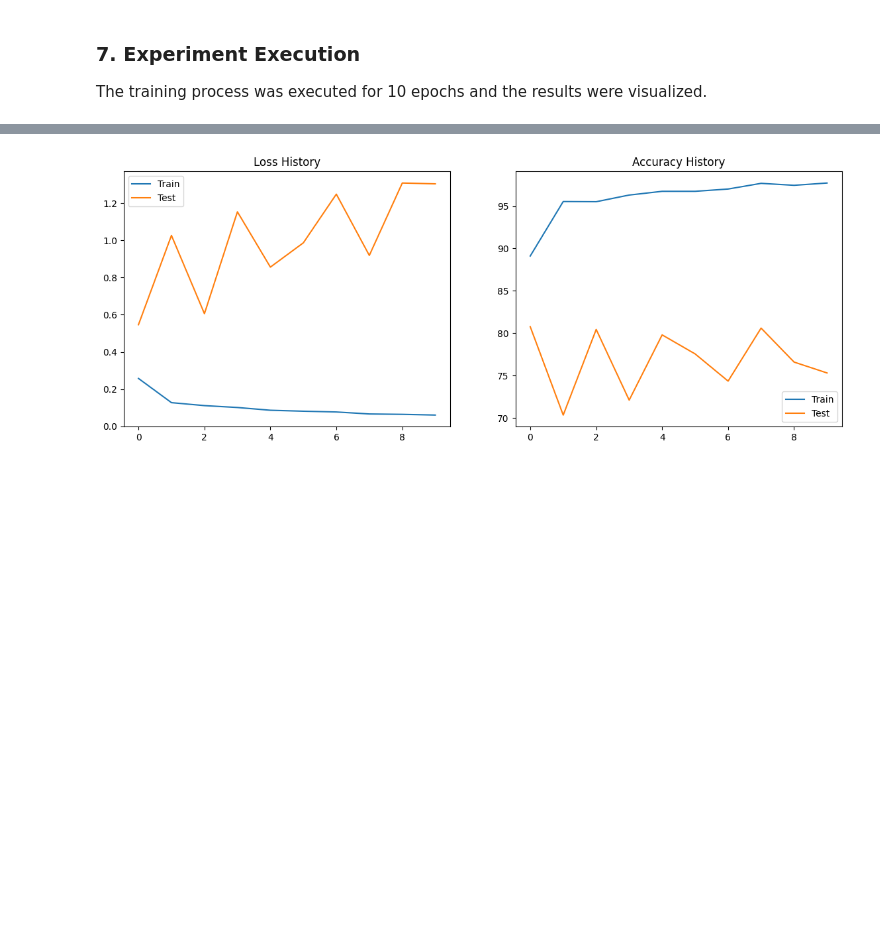
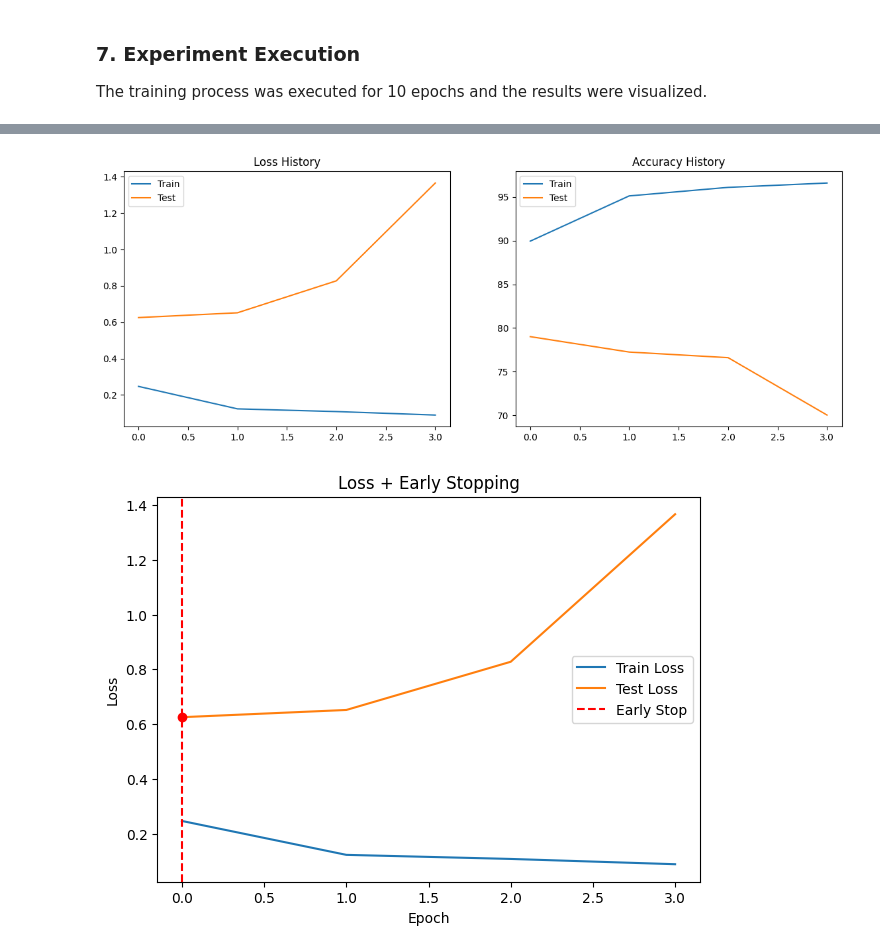
Before and after one commit to Embarriosg/ChestXRay_Pneumonia_Detection, a Jupyter notebook: notebooks/02_baseline_cnn.ipynb, the cells around one changed output, grey strips where cells are left out. Cells and saved outputs as stored; diff of their text form; code cells hidden in the pictures; blank space fills up the shorter version.

Commit message:
Add changes to baseline and transfer learning model.

```diff
--- a/notebooks/02_baseline_cnn.ipynb
+++ b/notebooks/02_baseline_cnn.ipynb
@@ -112,8 +112,14 @@ model = model.to(device)
 # CrossEntropyLoss was chosen for classification
 criterion = nn.CrossEntropyLoss()
 
-# Adam optimizer was initialized with a learning rate of 1e-4
-optimizer = optim.Adam(model.parameters(), lr=1e-4)
+# Adam optimizer was initialized with a learning rate of 1e-4 and weight decay
+
+optimizer = optim.Adam(
+    model.parameters(),
+    lr=1e-4,
+    weight_decay=1e-4
+)
+
 
 # A scheduler was implemented to reduce LR on plateaus
 scheduler = optim.lr_scheduler.ReduceLROnPlateau(optimizer, 'min', patience=2)
@@ -213,3 +237,19 @@ def plot_results(history):
+# %%
+def plot_loss_with_early_stop(history):
+    best_epoch = history['test_loss'].index(min(history['test_loss']))
+
+    plt.figure(figsize=(7, 5))
+    plt.plot(history['train_loss'], label='Train Loss')
+    plt.plot(history['test_loss'], label='Test Loss')
+
+    plt.axvline(best_epoch, linestyle='--', color='red', label='Early Stop')
+    plt.scatter(best_epoch, history['test_loss'][best_epoch], color='red', zorder=5)
+
+    plt.xlabel('Epoch')
+    plt.ylabel('Loss')
+    plt.title('Loss + Early Stopping')
+    plt.legend()
+    plt.show()
 # %% [markdown]
 ### 7. Experiment Execution
 
@@ -217,6 +257,7 @@ The training process was executed for 10 epochs and the results were visualized.
 # %%
 # Define number of epochs
 NUM_EPOCHS = 10
+PATIENCE = 3
 
 # Train the model
 history = train_model(
@@ -225,9 +266,11 @@ history = train_model(
     test_loader,
     criterion,
     optimizer,
-    epochs=NUM_EPOCHS
+    epochs=NUM_EPOCHS,
+    patience=PATIENCE
 )
 
 # Plot the training results
 plot_results(history)
+plot_loss_with_early_stop(history)
 # %% [output]
@@ -245 +286,2 @@ Epoch [10/10] - Train Loss: 0.0599, Train Acc: 97.72% - Test Loss: 1.3049, Test
-[figure, old version]
+[figure, new version]
+[figure, added]
```
Also changed, not shown: parts of 4 cells of this notebook, 1 other file.
